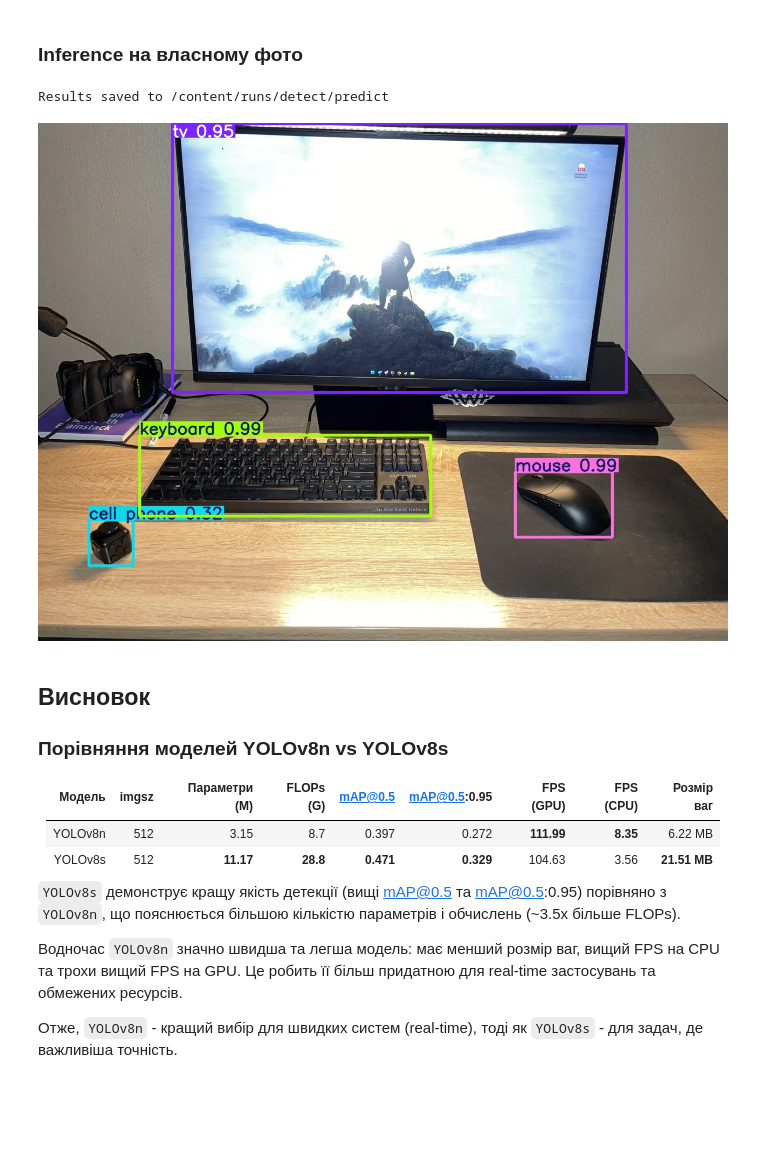
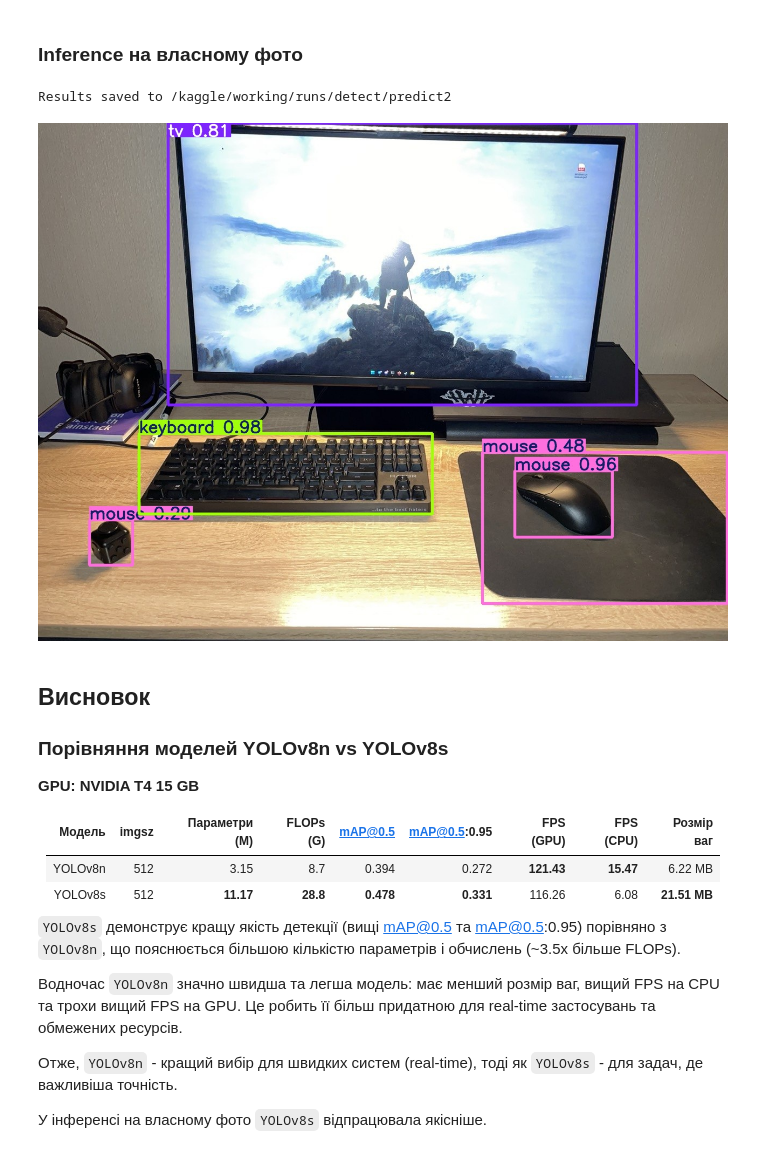
Before and after one commit to Emptx0/neural_networks_Lab3-4, a Jupyter notebook: Lab4.ipynb, the cells around one changed output. Saved outputs shown, nothing was run; the diff lists cells and outputs as text; code cells hidden in the pictures; blank space fills up the shorter version.

```diff
--- a/Lab4.ipynb
+++ b/Lab4.ipynb
@@ -367,30 +376,35 @@ Latency: 280.55 ms
 # model_s = YOLO(f"{last_yolov8s_exp_dir}/weights/best.pt")
 # %%
 results = model_s.predict(
-    source="/content/test_img.jpg",
+    source="/kaggle/input/datasets/ubersober/lab4-uni/test_img.jpg",
     save=True,
-    conf=0.25
+    conf=0.25,
+    imgsz=512
 )
 # %% [output]
-Results saved to /content/runs/detect/predict
+Results saved to /kaggle/working/runs/detect/predict2
 # %%
 from IPython.display import Image, display
 
-display(Image(filename="/content/runs/detect/predict/test_img.jpg"))
+display(Image(filename="/kaggle/working/runs/detect/predict2/test_img.jpg"))
 # %% [output]
-[figure, old version]
+[figure, new version]
 # %% [markdown]
 ## Висновок
 
 ### Порівняння моделей YOLOv8n vs YOLOv8s
 
+**GPU: NVIDIA T4 15 GB**
+
 | Модель  | imgsz | Параметри (M) | FLOPs (G) | mAP@0.5 | mAP@0.5:0.95 | FPS (GPU) | FPS (CPU) | Розмір ваг |
 |--------|------|--------------|-----------|--------|-------------|-----------|-----------|-----------|
-| YOLOv8n | 512  | 3.15         | 8.7       | 0.397  | 0.272       | **111.99**    | **8.35**      | 6.22 MB   |
-| YOLOv8s | 512  | **11.17**        | **28.8**     | **0.471**  | **0.329**       | 104.63    | 3.56      | **21.51 MB**  |
+| YOLOv8n | 512  | 3.15         | 8.7       | 0.394  | 0.272       | **121.43**    | **15.47**      | 6.22 MB   |
+| YOLOv8s | 512  | **11.17**        | **28.8**     | **0.478**  | **0.331**       | 116.26    | 6.08      | **21.51 MB**  |
 
 `YOLOv8s` демонструє кращу якість детекції (вищі mAP@0.5 та mAP@0.5:0.95) порівняно з `YOLOv8n`, що пояснюється більшою кількістю параметрів і обчислень (~3.5x більше FLOPs).
 
 Водночас `YOLOv8n` значно швидша та легша модель: має менший розмір ваг, вищий FPS на CPU та трохи вищий FPS на GPU. Це робить її більш придатною для real-time застосувань та обмежених ресурсів.
 
 Отже, `YOLOv8n` - кращий вибір для швидких систем (real-time), тоді як `YOLOv8s` - для задач, де важливіша точність.
+
+У інференсі на власному фото `YOLOv8s` відпрацювала якісніше.
```
Also changed, not shown: parts of 18 cells of this notebook, 1 other file.
